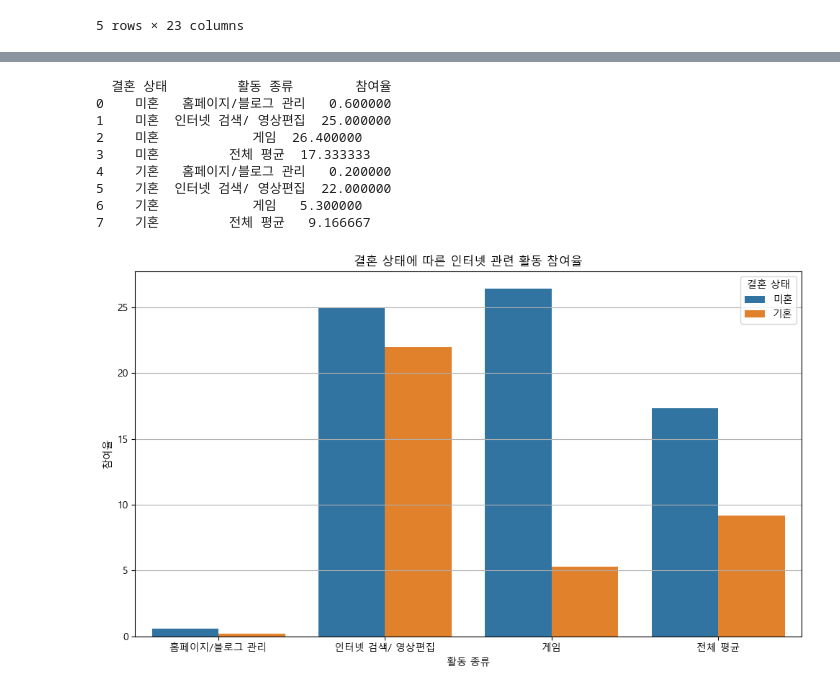
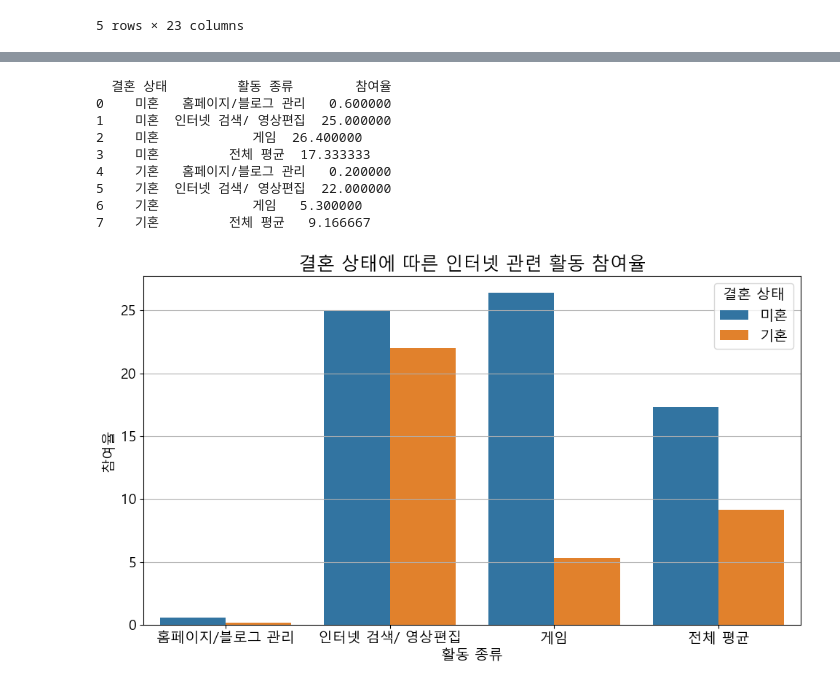
Before and after one commit to leejunsu0530/basic_computing_team, a Jupyter notebook: analysis.ipynb, the cells around one changed output, grey strips where cells are left out. Cells and saved outputs as stored; diff of their text form; code cells hidden in the pictures.

```diff
--- a/analysis.ipynb
+++ b/analysis.ipynb
@@ -73,6 +71,7 @@ import matplotlib.pyplot as plt
 # 한글 폰트 설정 (Windows 기준)
 plt.rcParams['font.family'] = 'Malgun Gothic'
 plt.rcParams['axes.unicode_minus'] = False
+plt.rcParams['font.size'] = 14
 # %%
 #@title Q1: 사람들이 나이가 들면서 점점 등산을 선호하는가?
 
@@ -246,33 +245,33 @@ plot_df = pd.DataFrame(plot_data)
 print(plot_df)
 
 plt.figure(figsize=(10, 6))
 
 sns.barplot(
     data=plot_df,
     x='활동 종류',
     y='참여율',
-    hue='결혼 상태'
+    hue='결혼 상태',
 )
 
 # 제목
-plt.title('결혼 상태에 따른 인터넷 관련 활동 참여율')
+plt.title('결혼 상태에 따른 인터넷 관련 활동 참여율', fontsize=18)
 
 # y축 격자
 plt.grid(axis='y')
 
 # 여백 자동 조정
 plt.tight_layout()
 
 # 출력
 plt.show()
 # %% [output]
   결혼 상태         활동 종류        참여율
 0    미혼   홈페이지/블로그 관리   0.600000
 1    미혼  인터넷 검색/ 영상편집  25.000000
 2    미혼            게임  26.400000
 3    미혼         전체 평균  17.333333
 4    기혼   홈페이지/블로그 관리   0.200000
 5    기혼  인터넷 검색/ 영상편집  22.000000
 6    기혼            게임   5.300000
 7    기혼         전체 평균   9.166667
-[figure, old version]
+[figure, new version]
```
Also changed, not shown: parts of 4 cells of this notebook.
